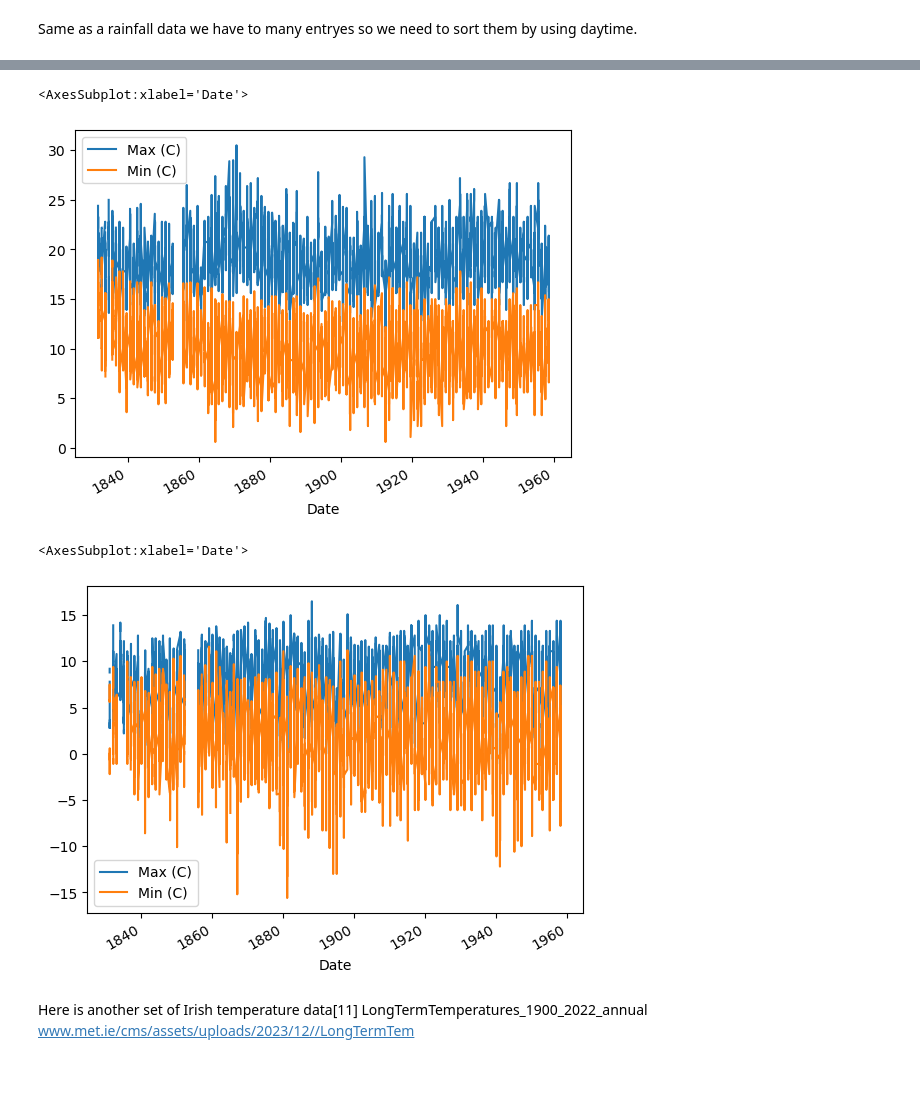
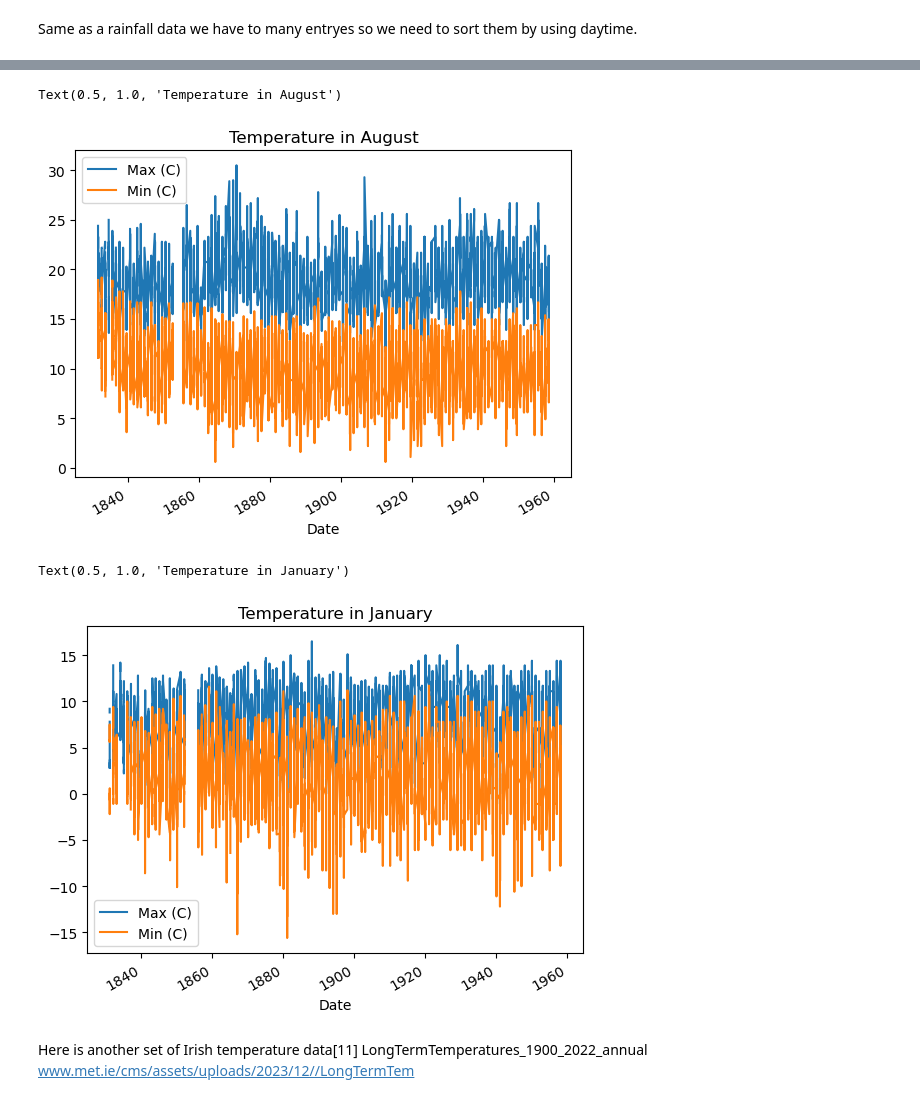
Before and after one commit to OlgaKnut/Programming-for-Data-Analysis-Project-2, a Jupyter notebook: pfda_project_2.ipynb, the cells around one changed output, grey strips where cells are left out. Cells and saved outputs as stored; diff of their text form; code cells hidden in the pictures; blank space fills up the shorter version.

```diff
--- a/pfda_project_2.ipynb
+++ b/pfda_project_2.ipynb
@@ -478,13 +483,16 @@ mean_year.plot(x="Date")
 august_data = irish_temp_df.loc[(irish_temp_df['Date'].dt.month == 8)]
 # %%
 august_data.plot(x="Date")
+plt.title('Temperature in August')
 # %% [output]
-<AxesSubplot:xlabel='Date'>
+Text(0.5, 1.0, 'Temperature in August')
-[figure, old version]
+[figure, new version]
 # %%
 january_data = irish_temp_df.loc[(irish_temp_df['Date'].dt.month == 1)]
 # %%
 january_data.plot(x="Date")
+
+plt.title('Temperature in January')
 # %% [output]
-<AxesSubplot:xlabel='Date'>
+Text(0.5, 1.0, 'Temperature in January')
-[figure, old version]
+[figure, new version]
```
Also changed, not shown: parts of 15 cells of this notebook.
